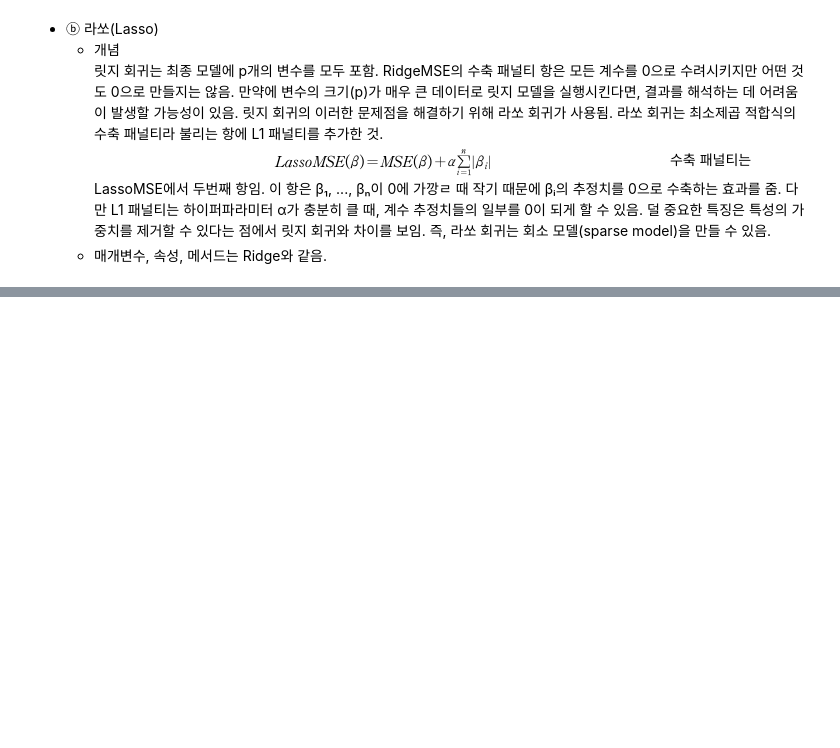
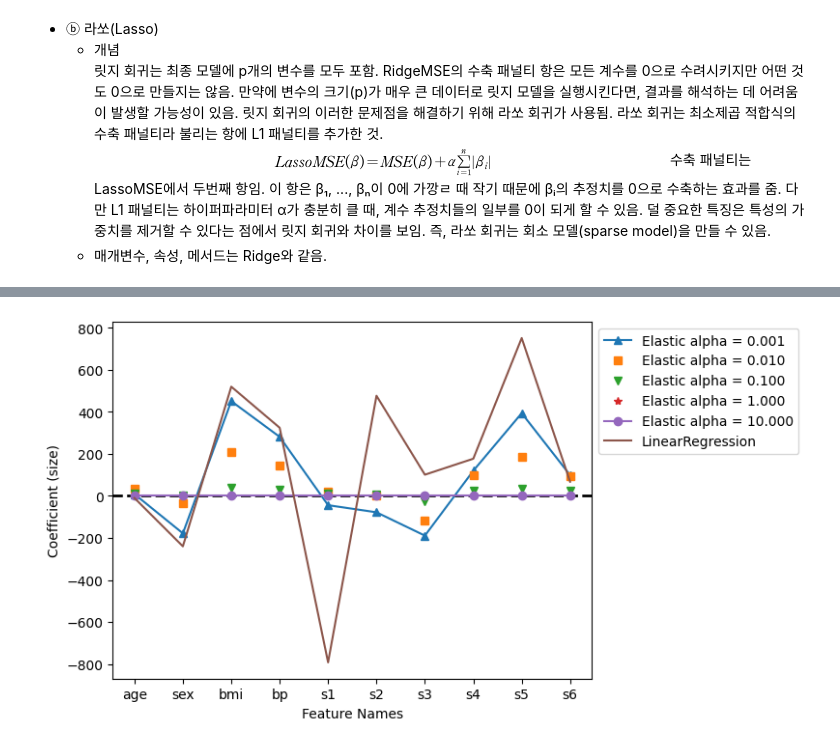
Before and after one commit to DANU011/practice-analysis, a Jupyter notebook: bigdata/bigdata_chap6_MultipleRegression.ipynb, the cells around one changed output, grey strips where cells are left out. Saved outputs shown, nothing was run; the diff lists cells and outputs as text; code cells hidden in the pictures; blank space fills up the shorter version.

```diff
--- a/bigdata/bigdata_chap6_MultipleRegression.ipynb
+++ b/bigdata/bigdata_chap6_MultipleRegression.ipynb
@@ -174,0 +222,6 @@ plt.axhline(y = 0, linestyle = '--', color = 'black', linewidth = 3)
+# %%
+# MSE를 사용한 회귀 모델과 비교.(MSE를 사용한 회귀 모델은 α = 0일 때와 같은 효과를 지님.)
+# α가 작은 엘라스틱넷 회귀 모델의 회귀계수는 MSE를 사용한 회귀계수와 비슷한 사이즈를 지님.
+mse_model(df_ela, 'Elastic')
+# %% [output]
+[figure, added]
```
Also changed, not shown: parts of 13 cells of this notebook.
